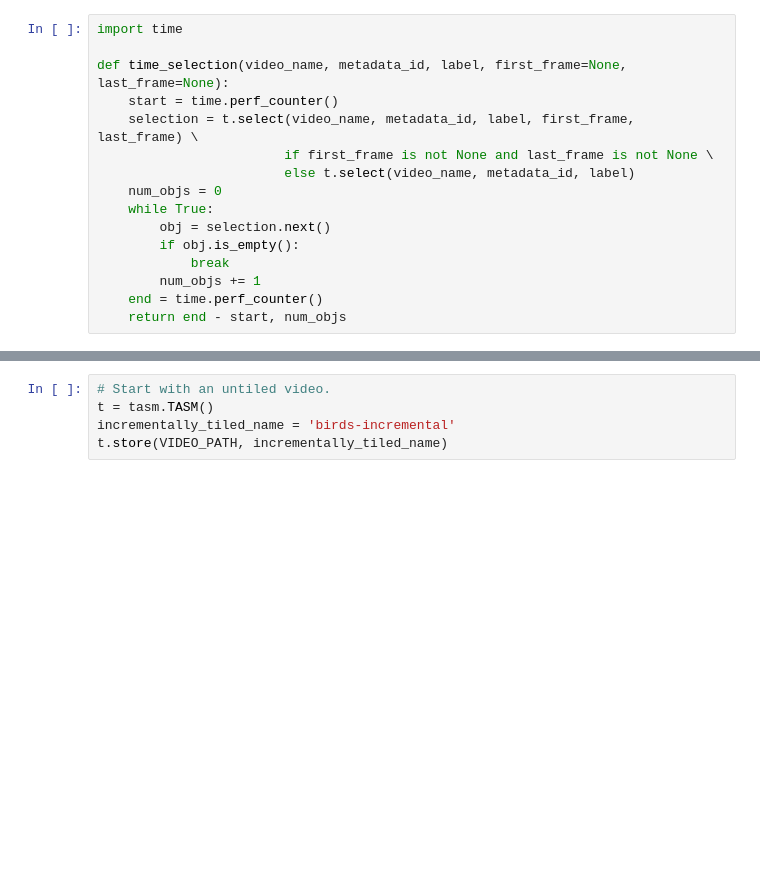
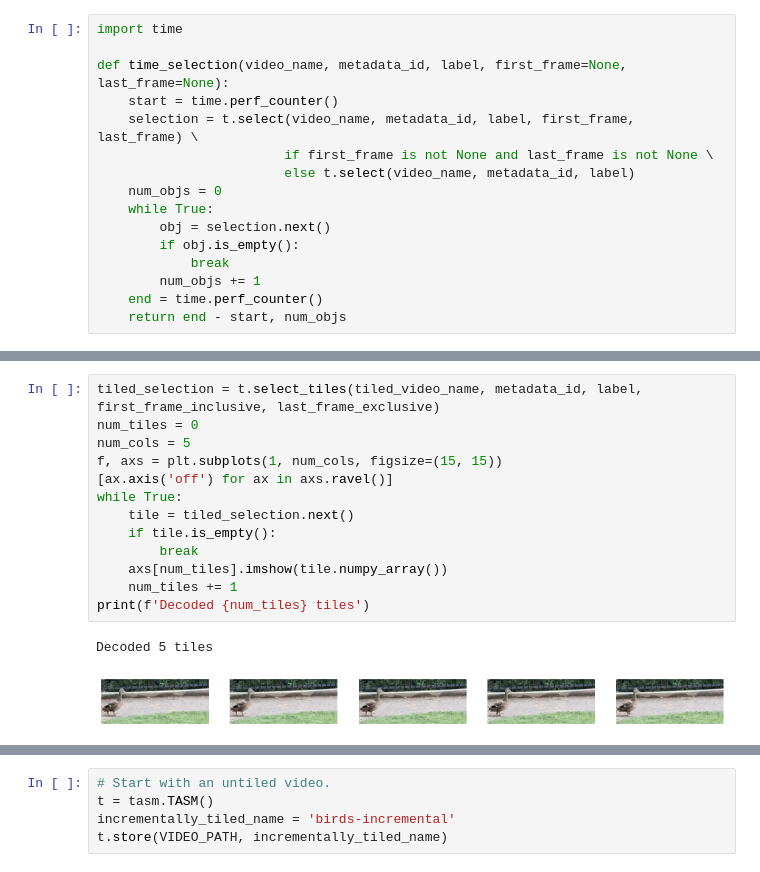
Before and after one commit to uwdb/TASM, a Jupyter notebook: python/Examples/Basics.ipynb, the cells around one changed output, grey strips where cells are left out. Saved outputs shown, nothing was run; the diff lists cells and outputs as text; blank space fills up the shorter version.

```diff
--- a/python/Examples/Basics.ipynb
+++ b/python/Examples/Basics.ipynb
@@ -138,0 +169,16 @@ print(f'Retrieved {num_birds} birds in {dur}')
+# %%
+tiled_selection = t.select_tiles(tiled_video_name, metadata_id, label, first_frame_inclusive, last_frame_exclusive)
+num_tiles = 0
+num_cols = 5
+f, axs = plt.subplots(1, num_cols, figsize=(15, 15))
+[ax.axis('off') for ax in axs.ravel()]
+while True:
+    tile = tiled_selection.next()
+    if tile.is_empty():
+        break
+    axs[num_tiles].imshow(tile.numpy_array())
+    num_tiles += 1
+print(f'Decoded {num_tiles} tiles')
+# %% [output]
+Decoded 5 tiles
+[figure, added]
```
Also changed, not shown: parts of 18 cells of this notebook.
